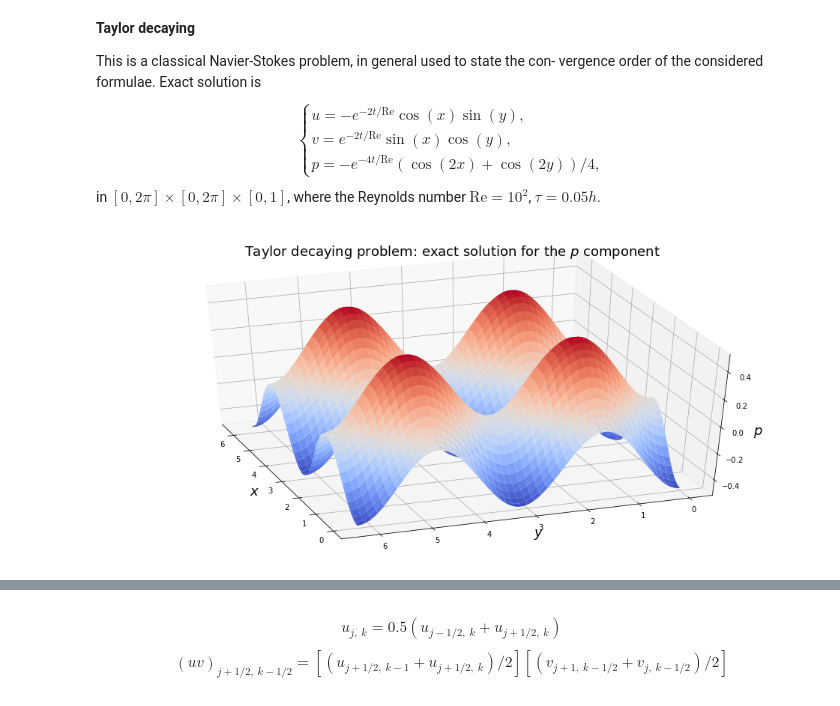
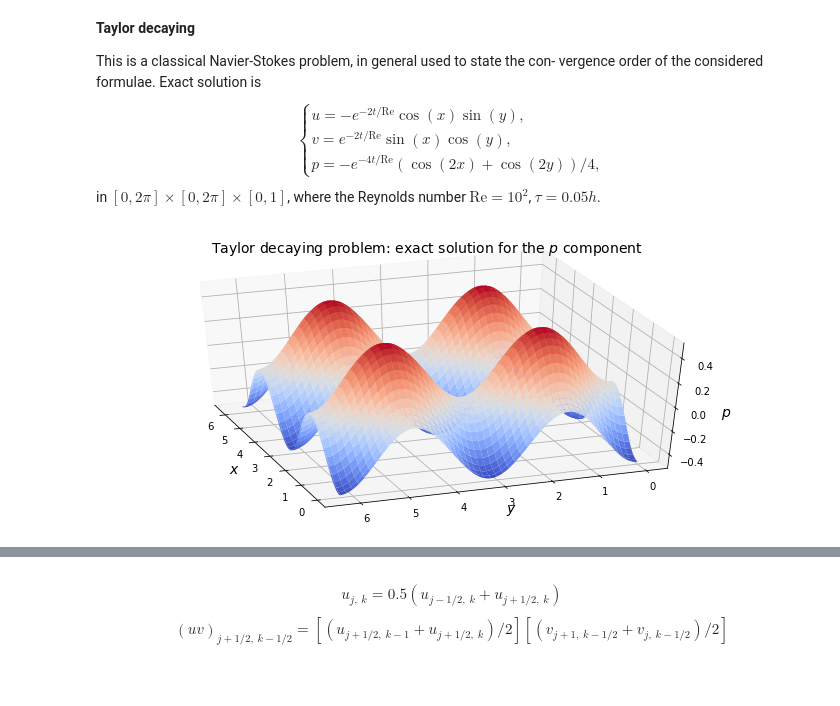
Before and after one commit to blinkovua/sharing-blinkov, a Jupyter notebook: NavierStokes2D-MAC.ipynb, the cells around one changed output, grey strips where cells are left out. Cells and saved outputs as stored; diff of their text form; code cells hidden in the pictures.

```diff
--- a/NavierStokes2D-MAC.ipynb
+++ b/NavierStokes2D-MAC.ipynb
@@ -40,33 +40,35 @@ $\tau=0.05h$.
 # %%
 def taylor_decaying_u(t, X, Re):
     x, y = X
     return -exp(-2.*t/Re)*cos(x)*sin(y)
+#     return exp(-2.*t/Re)*sin(x)*cos(y)
 def taylor_decaying_v(t, X, Re):
     x, y = X
     return exp(-2.*t/Re)*sin(x)*cos(y)
+#     return -exp(-2.*t/Re)*cos(x)*sin(y)
 def taylor_decaying_p(t, X, Re):
     x, y = X
     return -exp(-4.*t/Re)*(cos(2.*x)+cos(2.*y))/4.
 
 h, Re = 2.5e-2, 1.e2
 X = meshgrid(arange(0., 2.*pi, h, dtype=float64),\
              arange(0., 2.*pi, h, dtype=float64), indexing='ij')
 
-fig = figure(figsize=(13, 6))
+fig = figure(figsize=(9, 4))
 axes = Axes3D(fig)
 axes.plot_surface(X[0], X[1], taylor_decaying_p(0., X, Re), \
                   rstride=5, cstride=5, cmap=cm.coolwarm)
-axes.set_xlabel(r"$x$", {'fontsize': 18})
-axes.set_ylabel(r"$y$", {'fontsize': 18})
-axes.set_zlabel(r"$p$", {'fontsize': 18})
+axes.set_xlabel(r"$x$", {'fontsize': 14})
+axes.set_ylabel(r"$y$", {'fontsize': 14})
+axes.set_zlabel(r"$p$", {'fontsize': 14})
 axes.set_title(r"Taylor decaying problem: exact solution for the $p$ component",\
-               {'fontsize': 18})
+               {'fontsize': 14})
 axes.view_init(azim=160., elev=40.)
 show()
 # savefig('./taylor_decaying_exact_p.pdf')
 close()
 # %% [output]
-[figure, old version]
+[figure, new version]
 # %%
 def A_cross1(Nx, Ny):
     Nxy = Nx*Ny
```
Also changed, not shown: parts of 5 cells of this notebook.
